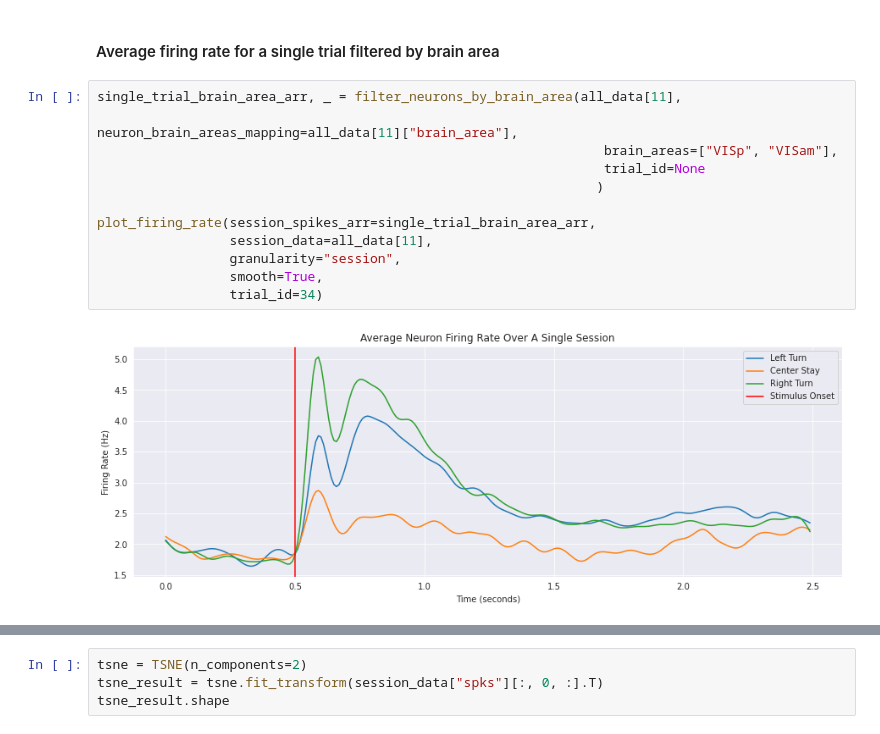
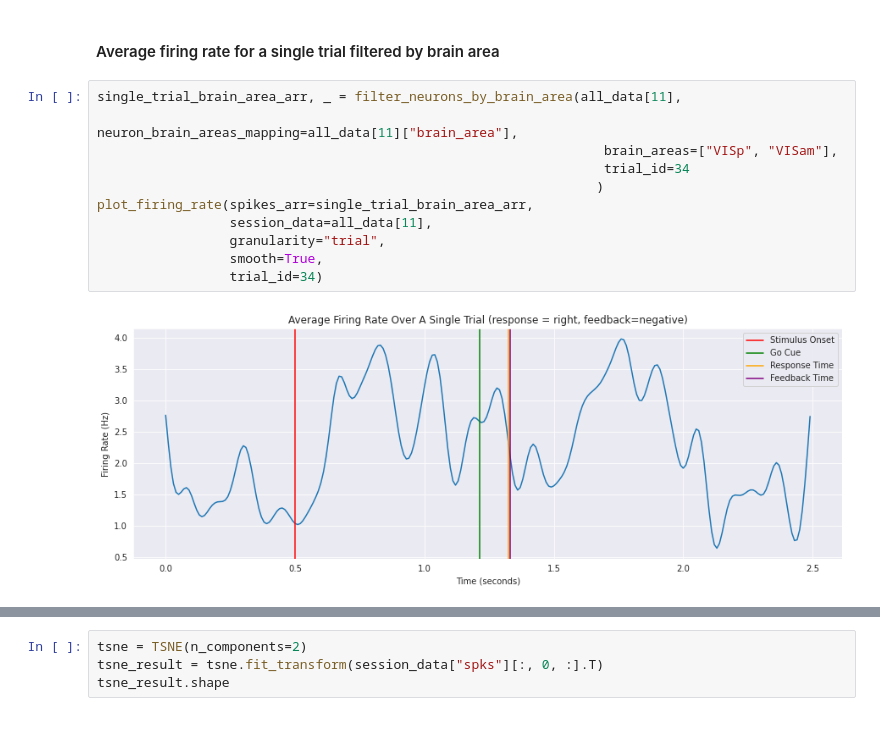
Before and after one commit to theairbend3r/spiking-brains, a Jupyter notebook: 02_phenomena_analysis.ipynb, the cells around one changed output, grey strips where cells are left out. Drawn from its saved outputs; the diff is of its cells as text.

Commit message:
Fixed firing rate plot.

```diff
--- a/02_phenomena_analysis.ipynb
+++ b/02_phenomena_analysis.ipynb
@@ -173,14 +177,13 @@ plot_firing_rate(session_spikes_arr=single_session_brain_region_arr,
 # %%
 single_trial_brain_area_arr, _ = filter_neurons_by_brain_area(all_data[11],
                                                                  neuron_brain_areas_mapping=all_data[11]["brain_area"],
                                                                  brain_areas=["VISp", "VISam"],
-                                                                 trial_id=None
+                                                                 trial_id=34
                                                                 )
-
-plot_firing_rate(session_spikes_arr=single_trial_brain_area_arr,
+plot_firing_rate(spikes_arr=single_trial_brain_area_arr,
                  session_data=all_data[11],
-                 granularity="session",
+                 granularity="trial",
                  smooth=True,
                  trial_id=34)
 # %% [output]
-[figure, old version]
+[figure, new version]
```
Also changed, not shown: parts of 7 cells of this notebook, 2 other files.
